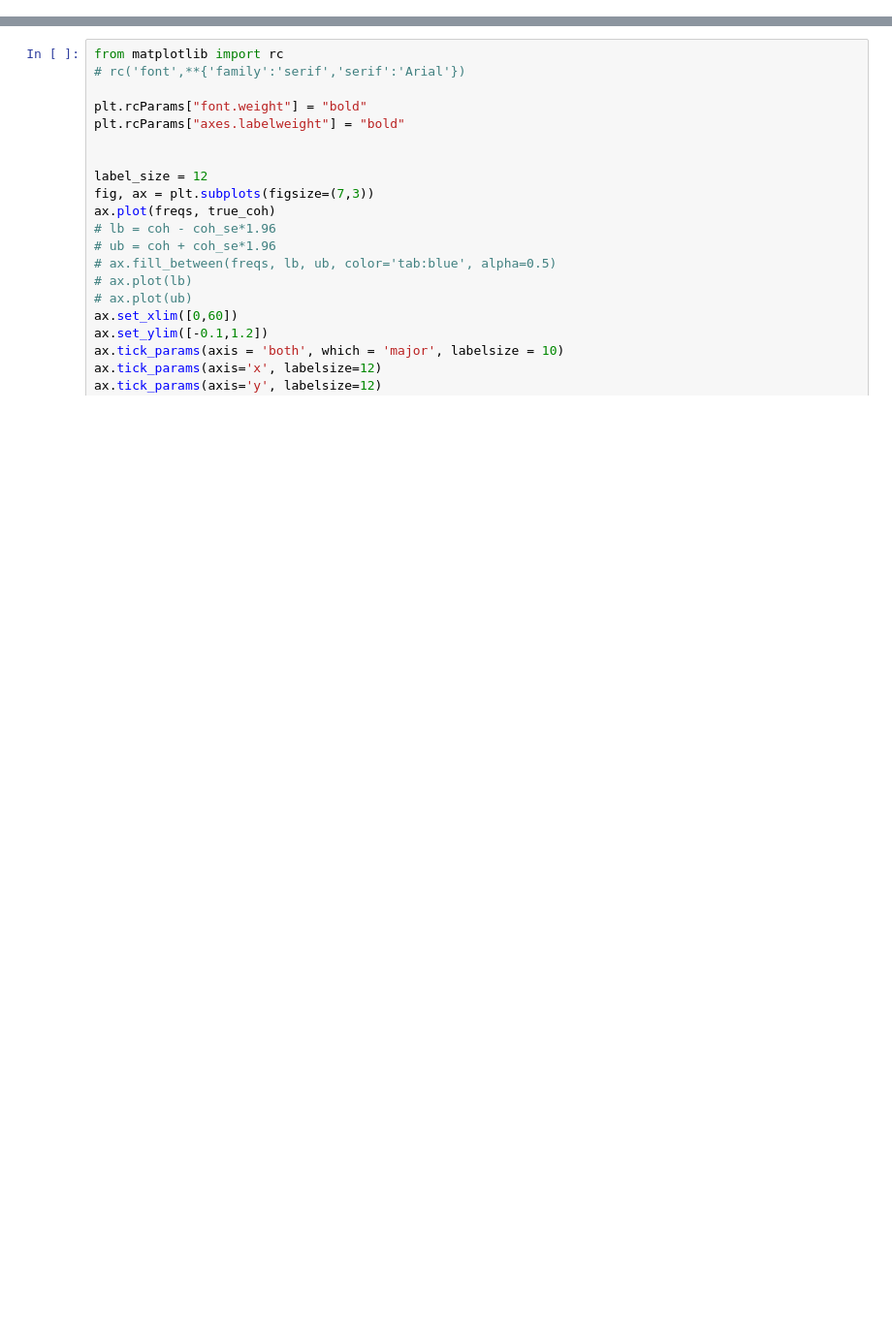
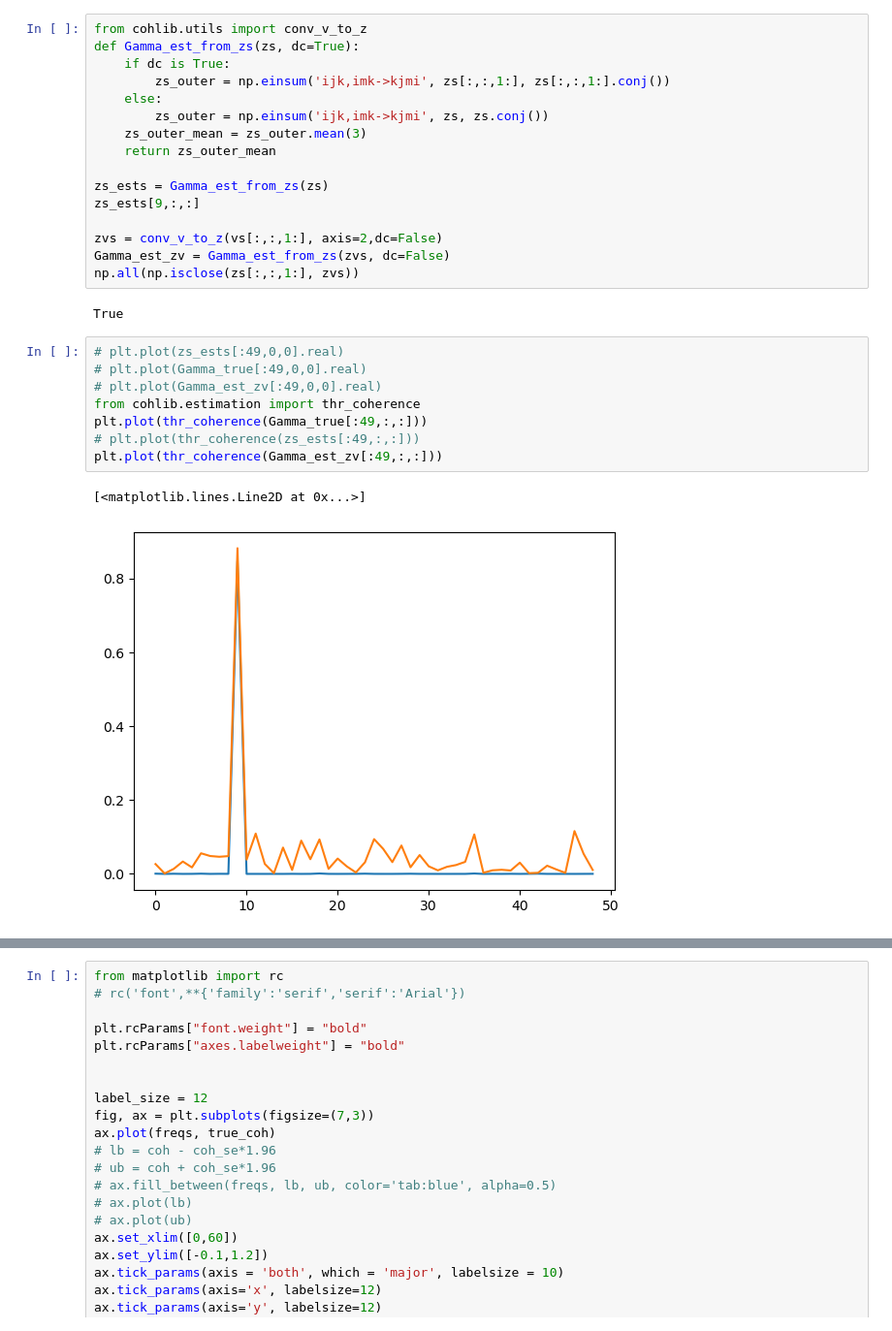
Before and after one commit to Stephen-Lab-BU/sgc, a Jupyter notebook: experiments/sgc/view_synthetic.ipynb, the cells around one changed output, grey strips where cells are left out. Shown at 97% size. Cells and saved outputs as stored; diff of their text form; blank space fills up the shorter version.

```diff
--- a/experiments/sgc/view_synthetic.ipynb
+++ b/experiments/sgc/view_synthetic.ipynb
@@ -174,0 +138,29 @@ true_coh.shape
+# %%
+from cohlib.utils import conv_v_to_z
+def Gamma_est_from_zs(zs, dc=True):
+    if dc is True:
+        zs_outer = np.einsum('ijk,imk->kjmi', zs[:,:,1:], zs[:,:,1:].conj())
+    else:
+        zs_outer = np.einsum('ijk,imk->kjmi', zs, zs.conj())
+    zs_outer_mean = zs_outer.mean(3)
+    return zs_outer_mean
+
+zs_ests = Gamma_est_from_zs(zs)
+zs_ests[9,:,:]
+
+zvs = conv_v_to_z(vs[:,:,1:], axis=2,dc=False)
+Gamma_est_zv = Gamma_est_from_zs(zvs, dc=False)
+np.all(np.isclose(zs[:,:,1:], zvs))
+# %% [output]
+True
+# %%
+# plt.plot(zs_ests[:49,0,0].real)
+# plt.plot(Gamma_true[:49,0,0].real)
+# plt.plot(Gamma_est_zv[:49,0,0].real)
+from cohlib.estimation import thr_coherence
+plt.plot(thr_coherence(Gamma_true[:49,:,:]))
+# plt.plot(thr_coherence(zs_ests[:49,:,:]))
+plt.plot(thr_coherence(Gamma_est_zv[:49,:,:]))
+# %% [output]
+[<matplotlib.lines.Line2D at 0x...>]
+[figure, added]
```
Also changed, not shown: parts of 119 cells of this notebook, 31 other files.
